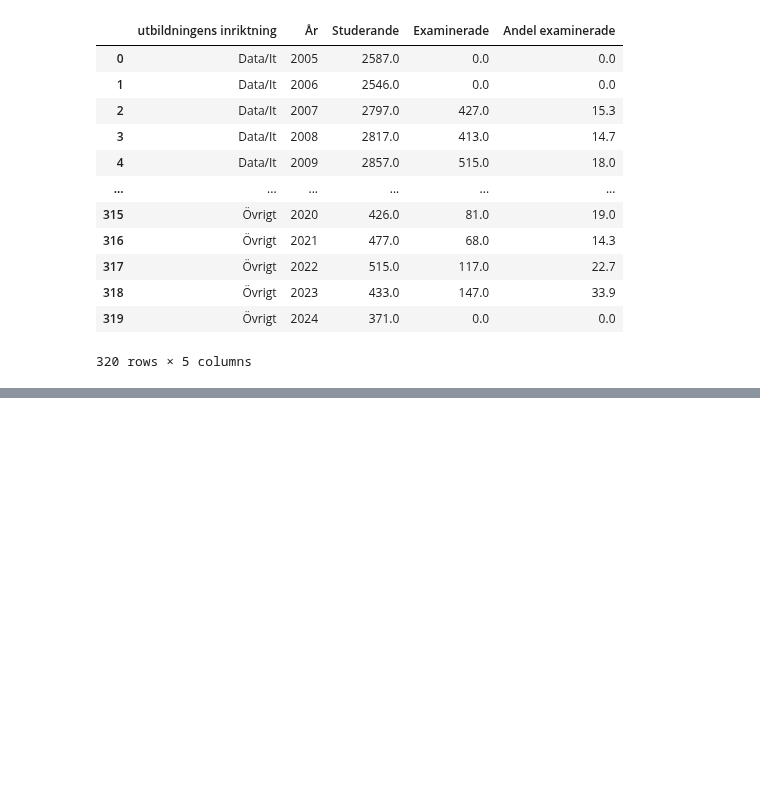
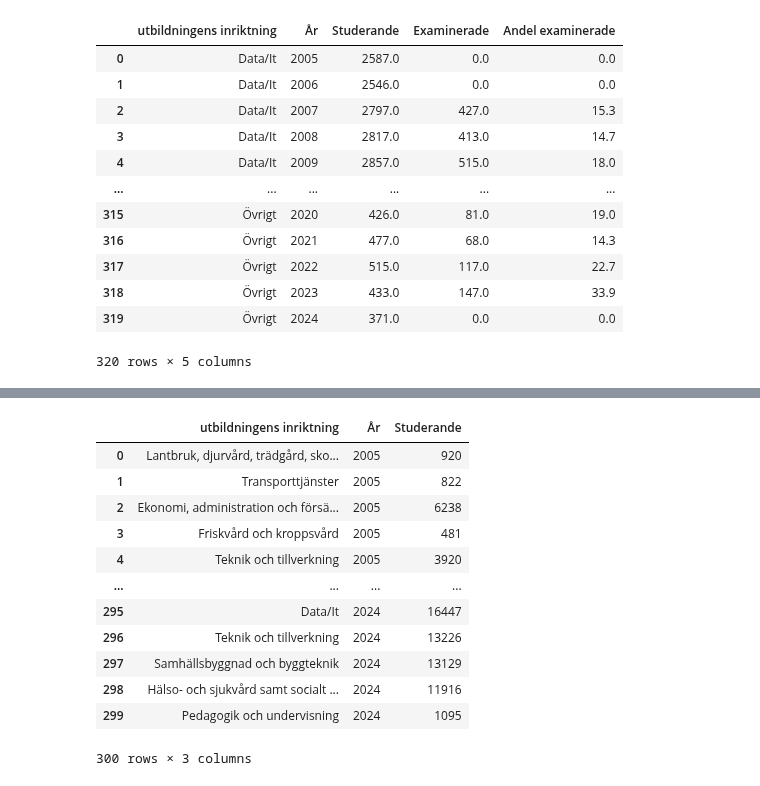
Before and after one commit to 964Code/The-Skool---Group-7, a Jupyter notebook: EDA/EDA_filip/EDA_stud_exa.ipynb, the cells around one changed output, grey strips where cells are left out. Cells and saved outputs as stored; diff of their text form; code cells hidden in the pictures; blank space fills up the shorter version.

```diff
--- a/EDA/EDA_filip/EDA_stud_exa.ipynb
+++ b/EDA/EDA_filip/EDA_stud_exa.ipynb
@@ -400,0 +465,39 @@ stud_exa_year_bar(df_test, 2023)
+# %%
+# Omstrukturera datan från brett till långt format
+df_stud_long = df_studerande.melt(id_vars=["utbildningens inriktning"],
+                       var_name="År",
+                       value_name="Studerande")
+
+# Gör om år till heltal (om de är strängar)
+df_stud_long["År"] = pd.to_numeric(df_stud_long["År"], errors='coerce')
+# %%
+df_stud_long = duckdb.query(
+    """--sql
+    SELECT
+        "utbildningens inriktning",
+        "År",
+        "Studerande"
+    FROM
+        df_stud_long
+    WHERE  "utbildningens inriktning" != 'Totalt'
+    GROUP BY "År", "Studerande", "utbildningens inriktning"
+    ORDER BY
+        "År", "Studerande" DESC
+    """
+).to_df()
+
+df_stud_long
+# %% [output]
+|  | utbildningens inriktning | År | Studerande |
+| 0 | Lantbruk, djurvård, trädgård, sko... | 2005 | 920 |
+| 1 | Transporttjänster | 2005 | 822 |
+| 2 | Ekonomi, administration och försä... | 2005 | 6238 |
+| 3 | Friskvård och kroppsvård | 2005 | 481 |
+| 4 | Teknik och tillverkning | 2005 | 3920 |
+| ... | ... | ... | ... |
+| 295 | Data/It | 2024 | 16447 |
+| 296 | Teknik och tillverkning | 2024 | 13226 |
+| 297 | Samhällsbyggnad och byggteknik | 2024 | 13129 |
+| 298 | Hälso- och sjukvård samt socialt ... | 2024 | 11916 |
+| 299 | Pedagogik och undervisning | 2024 | 1095 |
+300 rows × 3 columns
```
Also changed, not shown: parts of 5 cells of this notebook, 2 other files.
